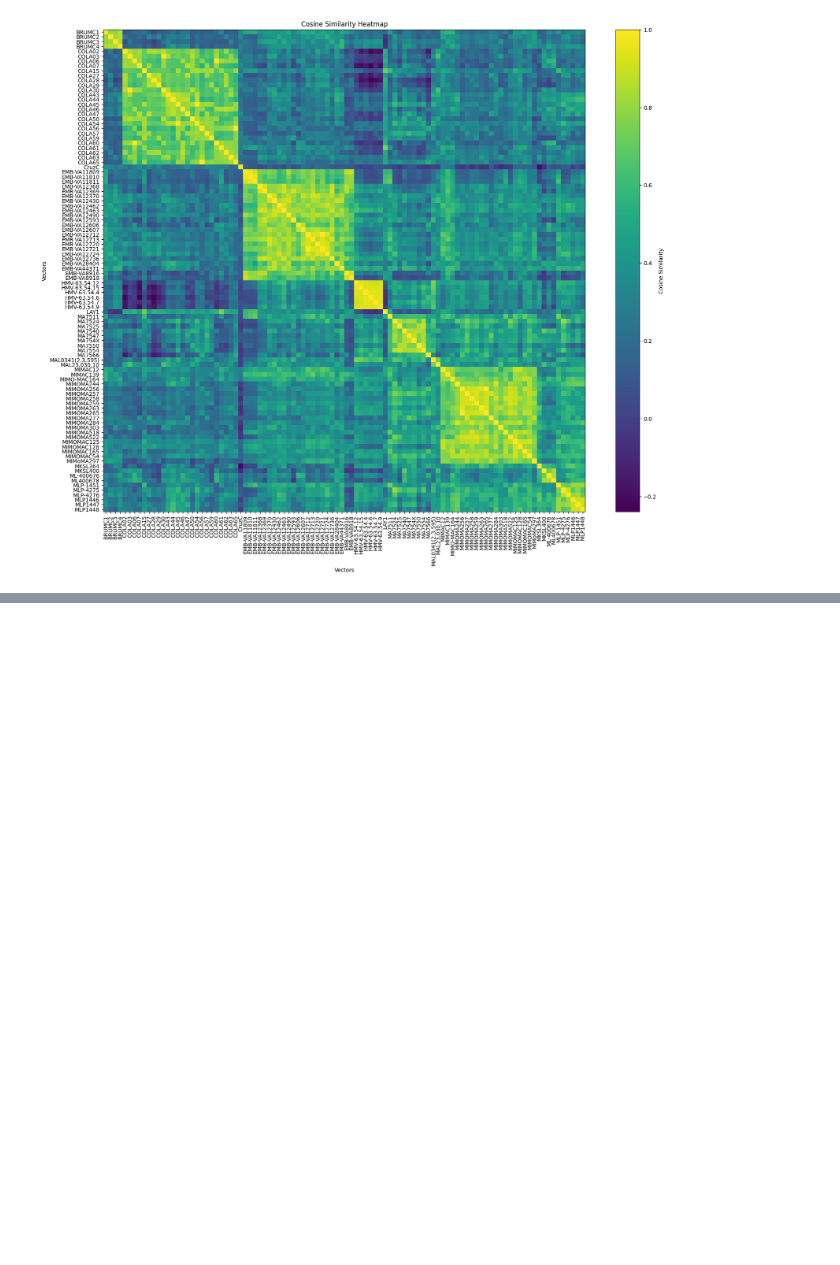
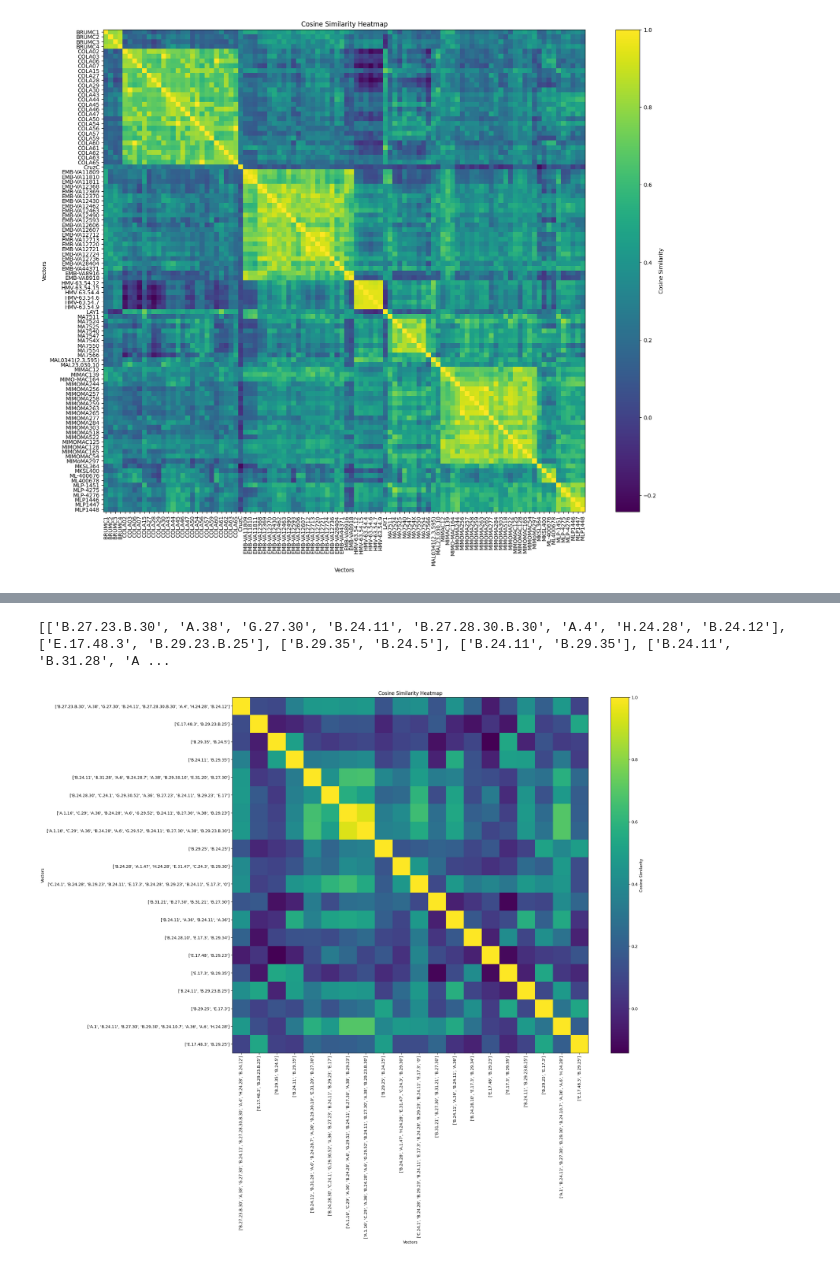
Before and after one commit to agentolek/Bootcamp-mini-hackathon-2024, a Jupyter notebook: Slodziaki/code/correlation.ipynb, the cells around one changed output, grey strips where cells are left out. Saved outputs shown, nothing was run; the diff lists cells and outputs as text; code cells hidden in the pictures; blank space fills up the shorter version.

```diff
--- a/Slodziaki/code/correlation.ipynb
+++ b/Slodziaki/code/correlation.ipynb
@@ -157,4 +169,11 @@ Returning the number of logical cores instead. You can silence this warning by s
 # one hot encoding dla scenes
 
 #KORELACJA
+# %%
+sequences = list(mydf['sequence_values'])
+model2 = Word2Vec(sentences=sequences, min_count=1, window=5, vector_size=128)
+
+def seq_embedding(seq):
+    embedded = [model2.wv[sign] for sign in seq]
+    return sum(embedded)/len(embedded)
 # %%
@@ -178,0 +200,24 @@ print(cosine_similarity(vector3, vector2))
+# %%
+num = 20
+first_names = object_names[:num]
+first_seq = sequences[:num]
+print(first_seq)
+first_vectors = [seq_embedding(seq) for seq in first_seq]
+cosine_matrix = np.zeros((num, num))
+for i in range(num):
+    for j in range(num):
+        cosine_matrix[i, j] = cosine_similarity(first_vectors[i], first_vectors[j])
+# %% [output]
+[['B.27.23.B.30', 'A.38', 'G.27.30', 'B.24.11', 'B.27.28.30.B.30', 'A.4', 'H.24.28', 'B.24.12'], ['E.17.48.3', 'B.29.23.B.25'], ['B.29.35', 'B.24.5'], ['B.24.11', 'B.29.35'], ['B.24.11', 'B.31.28', 'A ...
+# %%
+plt.figure(figsize=(20, 16))
+plt.imshow(cosine_matrix, cmap='viridis', interpolation='nearest')
+plt.colorbar(label='Cosine Similarity')
+plt.title('Cosine Similarity Heatmap')
+plt.xlabel('Vectors')
+plt.ylabel('Vectors')
+plt.xticks(np.arange(len(first_seq)), first_seq, rotation=90)
+plt.yticks(np.arange(len(first_seq)), first_seq)
+plt.show()
+# %% [output]
+[figure, added]
```
Also changed, not shown: parts of 4 cells of this notebook.
